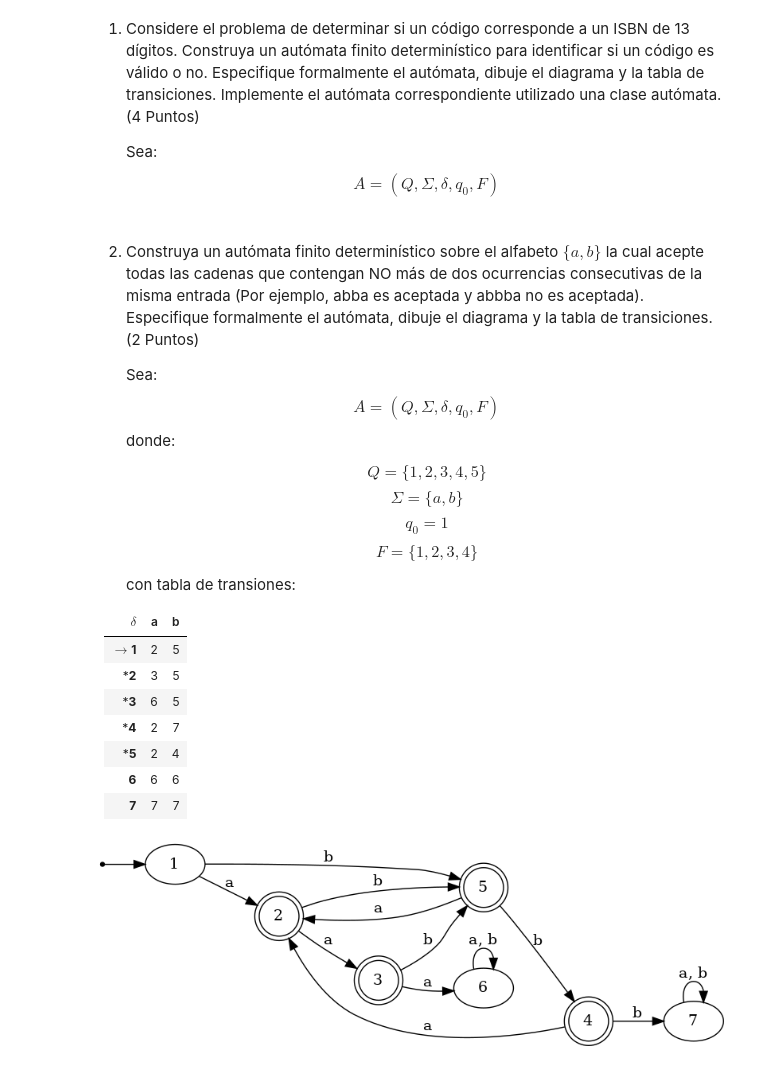
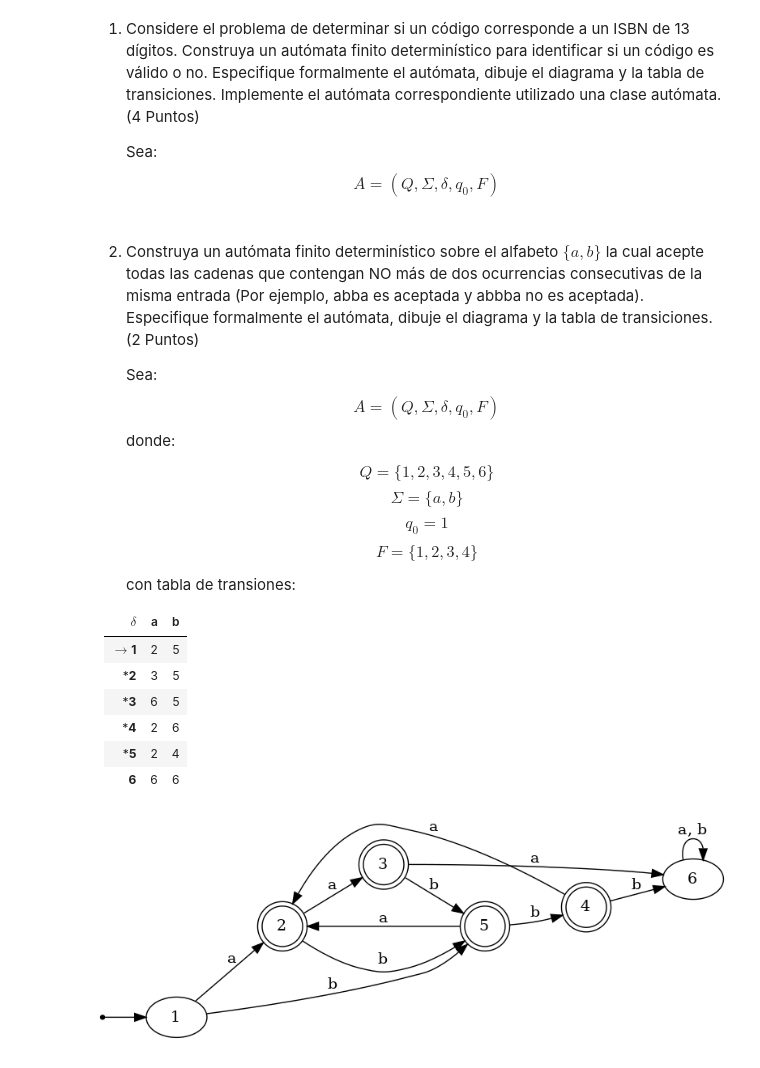
Before and after one commit to jiapulidoar/Teor-a-de-la-Computaci-n, a Jupyter notebook: Taller 1 .ipynb, the cells around one changed output. Drawn from its saved outputs; the diff is of its cells as text; code cells hidden in the pictures.

```diff
--- a/Taller 1 .ipynb
+++ b/Taller 1 .ipynb
@@ -17,7 +17,7 @@ $$A = (Q,\Sigma,\delta,q_{0},F) $$
     $$A = (Q,\Sigma,\delta,q_{0},F) $$
     donde:
 
-    $$Q = \{1,2,3,4,5\} $$ $$\Sigma = \{a,b\}$$ $$q_{0} = 1$$  $$F = \{1,2,3,4\}$$
+    $$Q = \{1,2,3,4,5,6\} $$ $$\Sigma = \{a,b\}$$ $$q_{0} = 1$$  $$F = \{1,2,3,4\}$$
 
     con tabla de transiones:
 
@@ -26,30 +26,29 @@ $$A = (Q,\Sigma,\delta,q_{0},F) $$
 |$\rightarrow$**1**|2|5|
 |***2**|3|5|
 |***3**|6|5|
-|***4**|2|7|
+|***4**|2|6|
 |***5**|2|4|
 |**6**|6|6|
-|**7**|7|7|
 # %%
 import networkx as nx
 from nxpd import draw
 nxpdParams['show'] = 'ipynb'
 
 G = nx.DiGraph()
 G.graph['rankdir'] = 'LR'
 G.graph['dpi'] = 100
 G.add_node('start', shape = "point")
 G.add_edge('start',1);
 final = (2,3,4,5);
 G.add_nodes_from(final,shape='doublecircle');
 a=([(1,2),(2,3),(3,6),(4,2),(5,2)]);
-b=([(1,5),(2,5),(3,5),(4,7),(5,4)]);
-ab = [(6,6),(7,7)];
+b=([(1,5),(2,5),(3,5),(4,6),(5,4)]);
+ab = [(6,6)];
 G.add_edges_from(a,label='a');
 G.add_edges_from(b,label='b');
 G.add_edges_from(ab,label="a, b");
 
 draw(G)
 # %% [output]
-[figure, old version]
+[figure, new version]
 # %% [markdown]
```
Also changed, not shown: parts of 4 cells of this notebook.
